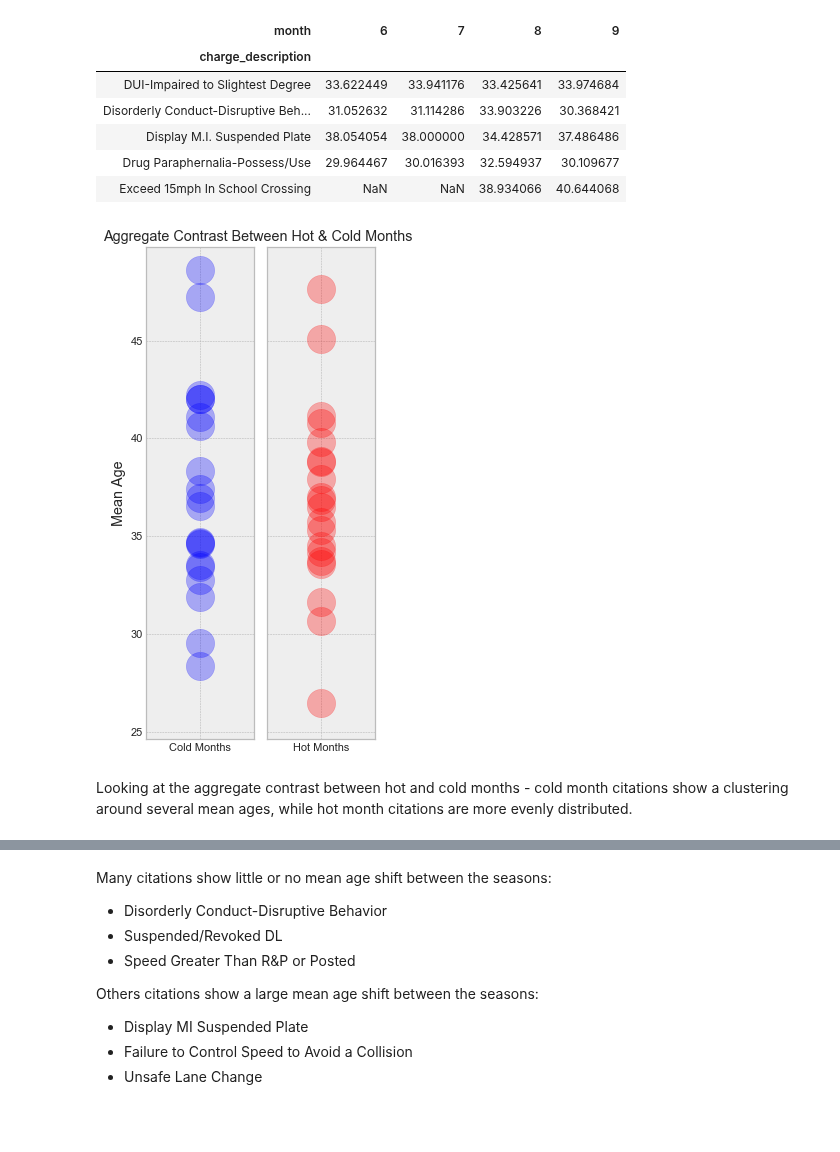
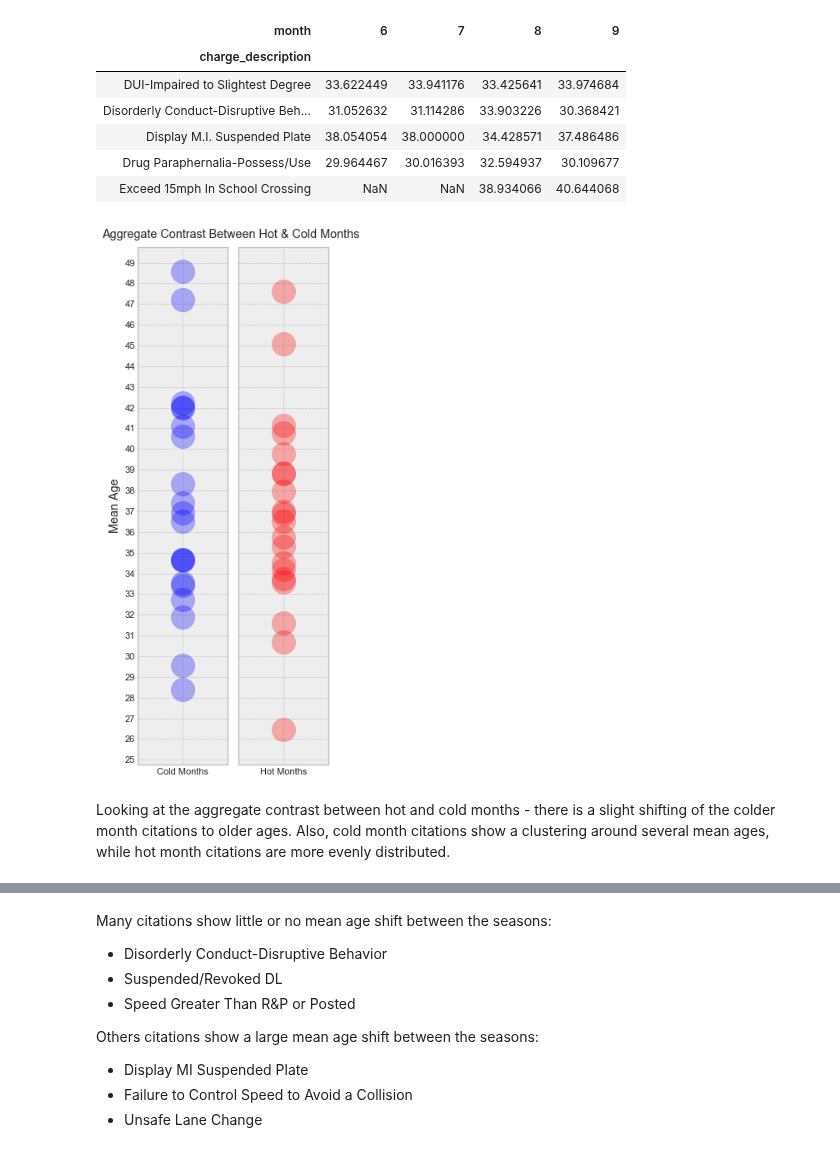
Before and after one commit to mrkjhsn/Thinkful-Exercises, a Jupyter notebook: capstone_1/Influence of Seasonal Visitors on City of Scottsdale Citations.ipynb, the cells around one changed output, grey strips where cells are left out. Cells and saved outputs as stored; diff of their text form; code cells hidden in the pictures; blank space fills up the shorter version.

```diff
--- a/capstone_1/Influence of Seasonal Visitors on City of Scottsdale Citations.ipynb
+++ b/capstone_1/Influence of Seasonal Visitors on City of Scottsdale Citations.ipynb
@@ -35,20 +35,10 @@ files = glob.glob('data/*.csv')
 
 citations = pd.concat([pd.read_csv(f) \
                       for f in files], sort=True)
-# %%
-# convert column labels to lower case and remove spaces from column names
-def setcols(df, fn=lambda x: x.columns.map('_'.join), cols=None):
-    if cols:
-        df.columns = cols
-    else:
-        df.columns = fn(df)
-    return df
-
-citations = citations.pipe(
-        setcols,
-        fn=lambda x: x.columns.str.lower()
-        .str.strip()
-        .str.replace(" ", "_"))
+# %%
+# convert column labels to lower case and remove spaces from column names
+citations.columns = citations.columns.str.replace(' ', '_')
+citations.columns = map(str.lower, citations.columns)
 # %%
 # remove duplicate citations due to overlap in data being downloaded
 citations.drop_duplicates('citation_#', inplace=True)
@@ -404,29 +384,31 @@ hot_months_labeled = hot_months_citations.groupby([hot_months_citations.charge_d
 # label hot months
 hot_months_labeled.loc[hot_months_labeled.charge_description != '', 'charge_description'] = 'Hot Months'
 # %%
-fig, ax = plt.subplots(nrows=1, ncols=2, sharey=True, figsize=(4, 8))
+fig, ax = plt.subplots(nrows=1, ncols=2, sharey=True, figsize=(4, 10))
 plt.style.use('bmh')
 ax[0].scatter(cold_months_labeled.iloc[:,0],
             cold_months_labeled.iloc[:,1],
            alpha=.3,
            s=800,
            color='blue')
 ax[0].set_ylabel("Mean Age")
 
 ax[1].scatter(hot_months_labeled.iloc[:,0],
             hot_months_labeled.iloc[:,1],
            alpha=.3,
            s=800,
            color='red',
              label=False)
 plt.tight_layout()
 
+ax[1].yaxis.set_major_locator(ticker.MultipleLocator())
+
 st = fig.suptitle("Aggregate Contrast Between Hot & Cold Months")
 st.set_y(0.93)
 st.set_x(0.55)
 fig.subplots_adjust(top=0.90)
 # %% [output]
-[figure, old version]
+[figure, new version]
 # %% [markdown]
-Looking at the aggregate contrast between hot and cold months - cold month citations show a clustering around several mean ages, while hot month citations are more evenly distributed.
+Looking at the aggregate contrast between hot and cold months - there is a slight shifting of the colder month citations to older ages.  Also, cold month citations show a clustering around several mean ages, while hot month citations are more evenly distributed.
 # %%
```
Also changed, not shown: parts of 7 cells of this notebook.
